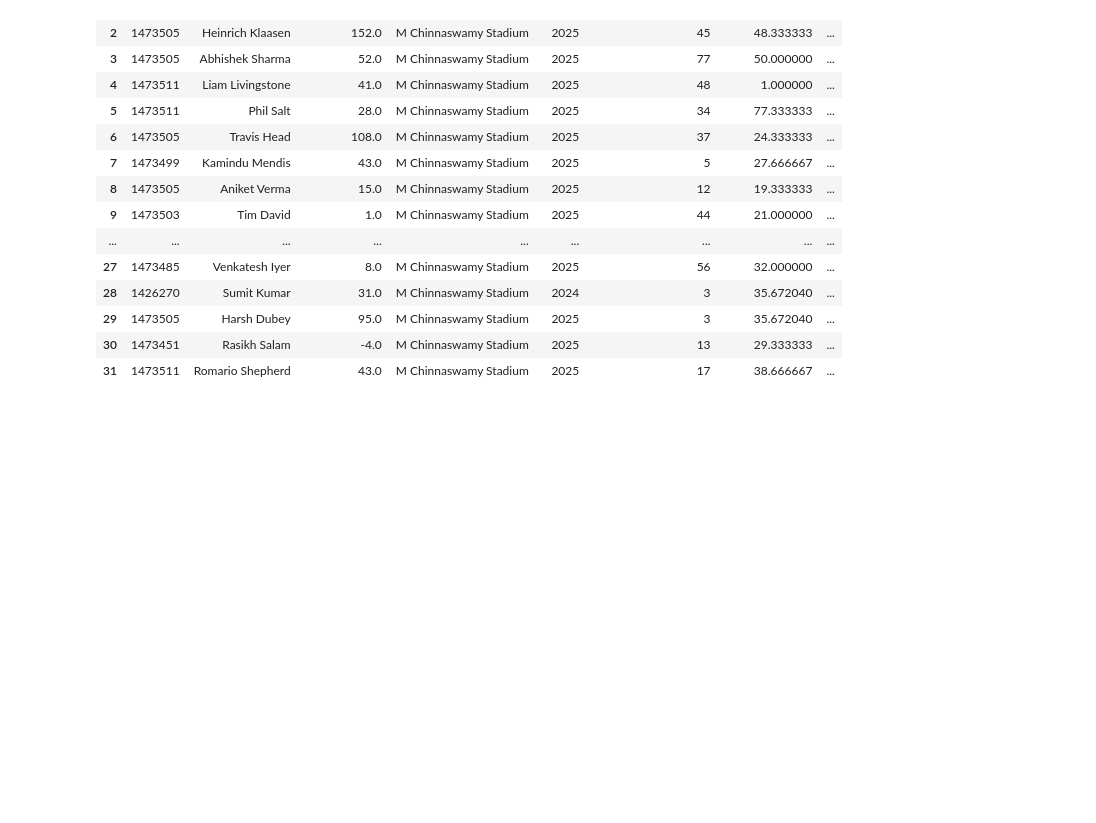
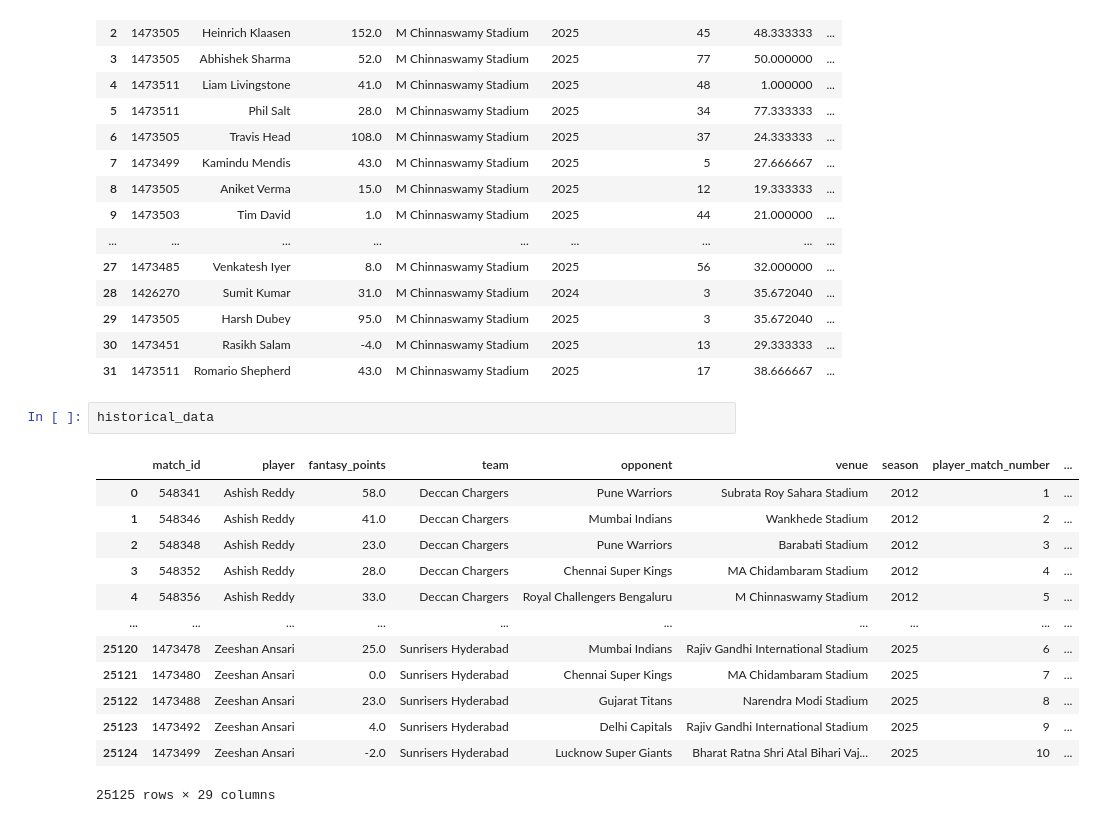
Before and after one commit to GuptaNidhish/FantasyTeamPredictor, a Jupyter notebook: notebooks/test_final.ipynb, the cells around one changed output. Saved outputs shown, nothing was run; the diff lists cells and outputs as text; blank space fills up the shorter version.

```diff
--- a/notebooks/test_final.ipynb
+++ b/notebooks/test_final.ipynb
@@ -478,3 +478,19 @@ players_df
 | 29 | 1473505 | Harsh Dubey | 95.0 | M Chinnaswamy Stadium | 2025 | 3 | 35.672040 | ... |
 | 30 | 1473451 | Rasikh Salam | -4.0 | M Chinnaswamy Stadium | 2025 | 13 | 29.333333 | ... |
 | 31 | 1473511 | Romario Shepherd | 43.0 | M Chinnaswamy Stadium | 2025 | 17 | 38.666667 | ... |
+# %%
+historical_data
+# %% [output]
+|  | match_id | player | fantasy_points | team | opponent | venue | season | player_match_number | ... |
+| 0 | 548341 | Ashish Reddy | 58.0 | Deccan Chargers | Pune Warriors | Subrata Roy Sahara Stadium | 2012 | 1 | ... |
+| 1 | 548346 | Ashish Reddy | 41.0 | Deccan Chargers | Mumbai Indians | Wankhede Stadium | 2012 | 2 | ... |
+| 2 | 548348 | Ashish Reddy | 23.0 | Deccan Chargers | Pune Warriors | Barabati Stadium | 2012 | 3 | ... |
+| 3 | 548352 | Ashish Reddy | 28.0 | Deccan Chargers | Chennai Super Kings | MA Chidambaram Stadium | 2012 | 4 | ... |
+| 4 | 548356 | Ashish Reddy | 33.0 | Deccan Chargers | Royal Challengers Bengaluru | M Chinnaswamy Stadium | 2012 | 5 | ... |
+| ... | ... | ... | ... | ... | ... | ... | ... | ... | ... |
+| 25120 | 1473478 | Zeeshan Ansari | 25.0 | Sunrisers Hyderabad | Mumbai Indians | Rajiv Gandhi International Stadium | 2025 | 6 | ... |
+| 25121 | 1473480 | Zeeshan Ansari | 0.0 | Sunrisers Hyderabad | Chennai Super Kings | MA Chidambaram Stadium | 2025 | 7 | ... |
+| 25122 | 1473488 | Zeeshan Ansari | 23.0 | Sunrisers Hyderabad | Gujarat Titans | Narendra Modi Stadium | 2025 | 8 | ... |
+| 25123 | 1473492 | Zeeshan Ansari | 4.0 | Sunrisers Hyderabad | Delhi Capitals | Rajiv Gandhi International Stadium | 2025 | 9 | ... |
+| 25124 | 1473499 | Zeeshan Ansari | -2.0 | Sunrisers Hyderabad | Lucknow Super Giants | Bharat Ratna Shri Atal Bihari Vaj... | 2025 | 10 | ... |
+25125 rows × 29 columns
```
Also changed, not shown: parts of 4 cells of this notebook, 20 other files.
